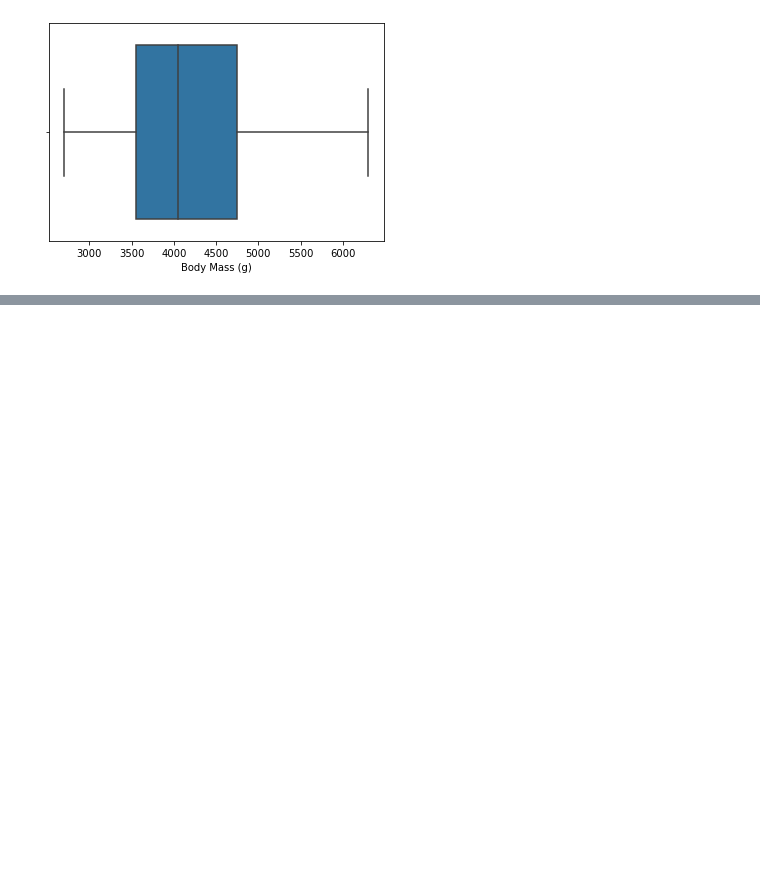
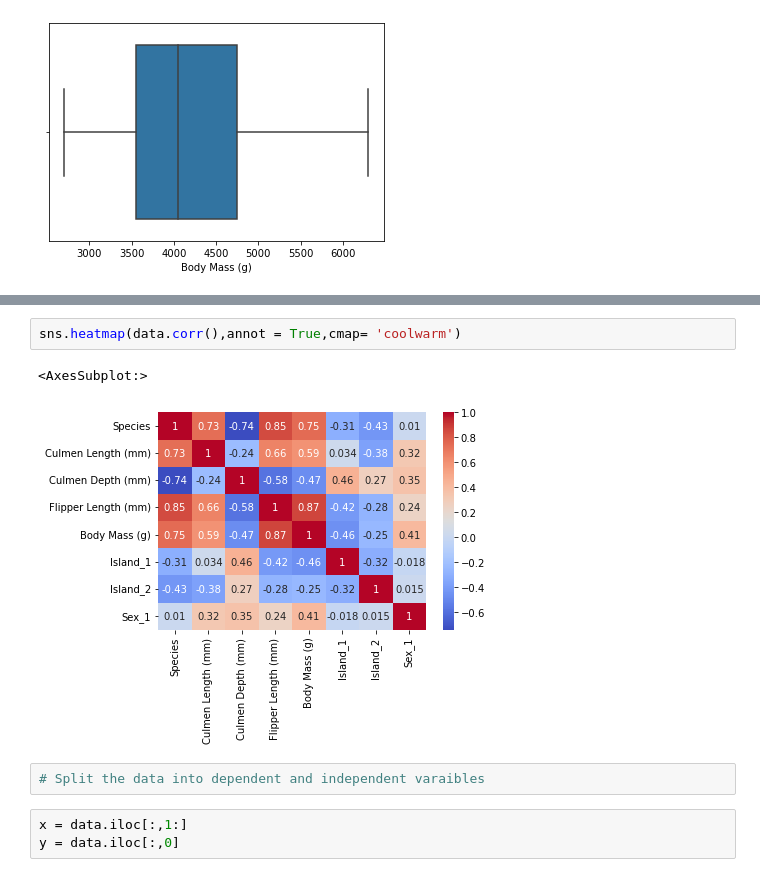
Before and after one commit to Selvam-DG/Data_Science, a Jupyter notebook: Machine_Learning/Class Projects/Decision_Tree(CART algorithm)/Decision Tree Classification Model.ipynb, the cells around one changed output, grey strips where cells are left out. Drawn from its saved outputs; the diff is of its cells as text; blank space fills up the shorter version.

```diff
--- a/Machine_Learning/Class Projects/Decision_Tree(CART algorithm)/Decision Tree Classification Model.ipynb
+++ b/Machine_Learning/Class Projects/Decision_Tree(CART algorithm)/Decision Tree Classification Model.ipynb
@@ -167,0 +314,10 @@ sns.boxplot(x ='Body Mass (g)',data = data )
+# %%
+sns.heatmap(data.corr(),annot = True,cmap= 'coolwarm')
+# %% [output]
+<AxesSubplot:>
+[figure, added]
+# %%
+# Split the data into dependent and independent varaibles
+# %%
+x = data.iloc[:,1:]
+y = data.iloc[:,0]
```
Also changed, not shown: parts of 48 cells of this notebook.
